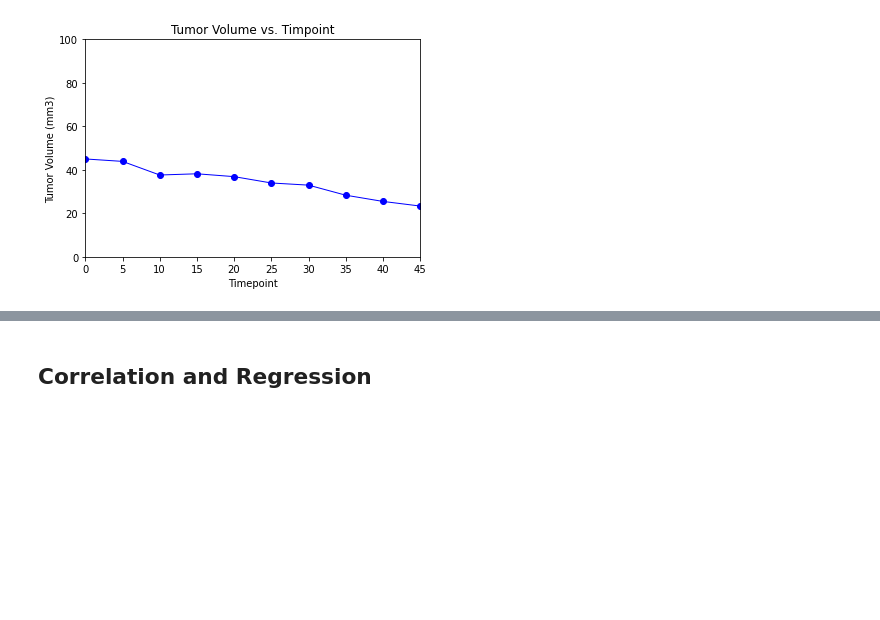
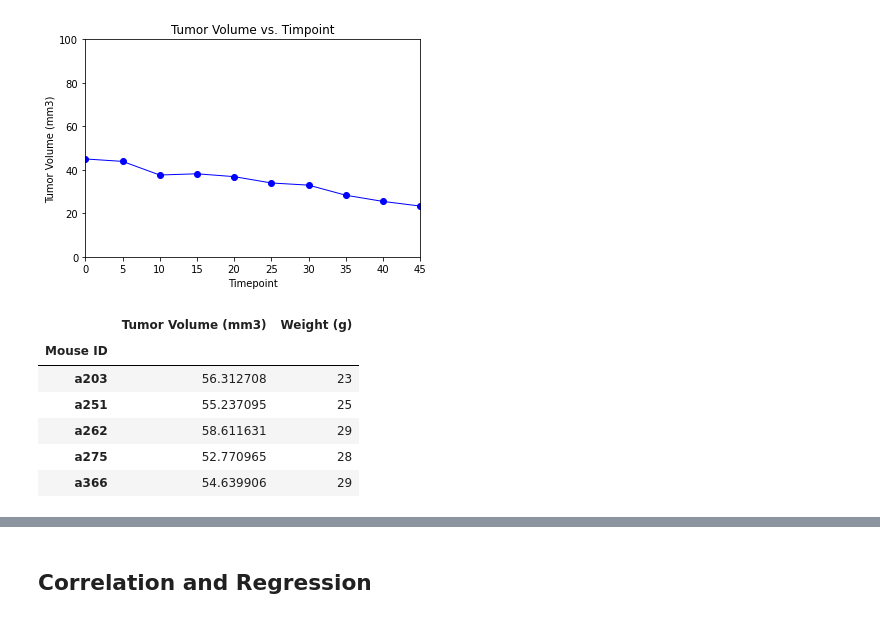
Before and after one commit to candishanks/matplotlib-challenge, a Jupyter notebook: Pymaceuticals/pymaceuticals_starter.ipynb, the cells around one changed output, grey strips where cells are left out. Cells and saved outputs as stored; diff of their text form; code cells hidden in the pictures; blank space fills up the shorter version.

```diff
--- a/Pymaceuticals/pymaceuticals_starter.ipynb
+++ b/Pymaceuticals/pymaceuticals_starter.ipynb
@@ -352,3 +352,16 @@ plt.show()
 [figure]
 # %%
 # Generate a scatter plot of average tumor volume vs. mouse weight for the Capomulin regimen
+weight_df = clean_df.groupby(["Mouse ID"])[["Tumor Volume (mm3)"]].mean()
+
+weight_df["Weight (g)"] = clean_df.groupby(["Mouse ID"])[["Weight (g)"]].mean()
+
+weight_df.head()
+# %% [output]
+|  | Tumor Volume (mm3) | Weight (g) |
+| Mouse ID |  |  |
+| a203 | 56.312708 | 23 |
+| a251 | 55.237095 | 25 |
+| a262 | 58.611631 | 29 |
+| a275 | 52.770965 | 28 |
+| a366 | 54.639906 | 29 |
```
Also changed, not shown: parts of 1 cell of this notebook.
